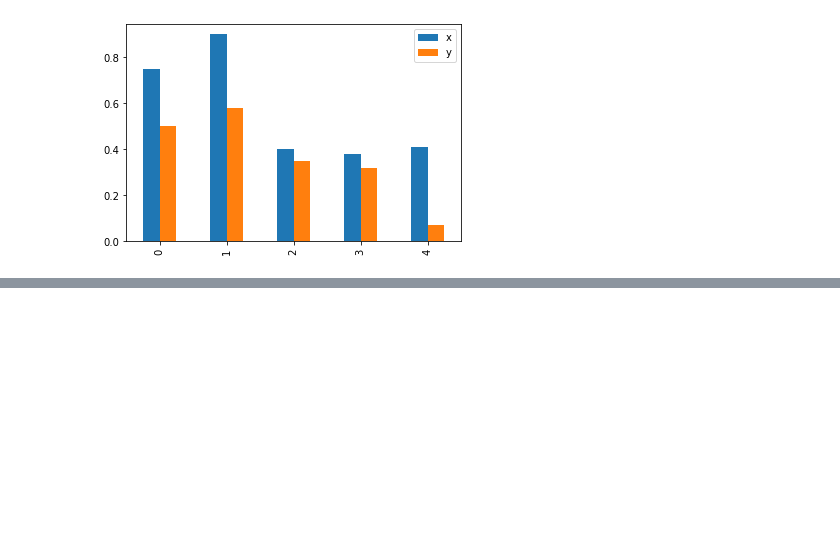
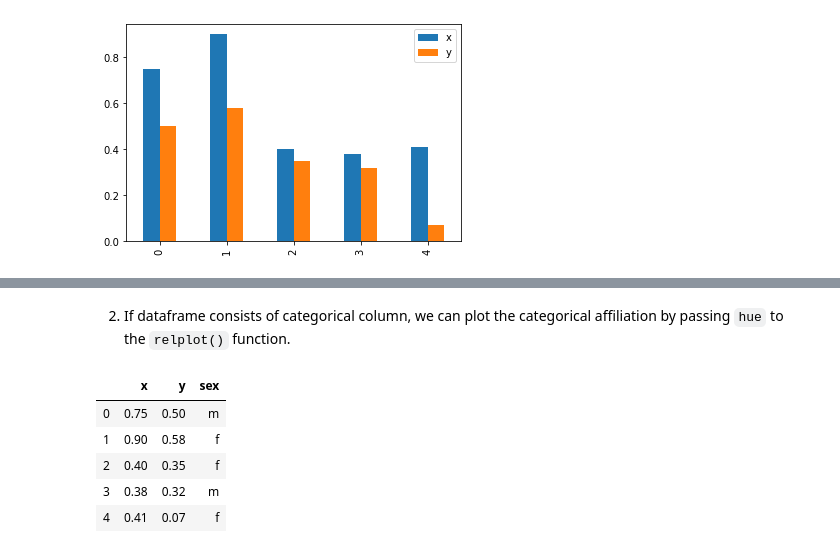
Before and after one commit to MJimitater/epistomology, a Jupyter notebook: visualization.ipynb, the cells around one changed output, grey strips where cells are left out. Drawn from its saved outputs; the diff is of its cells as text; code cells hidden in the pictures; blank space fills up the shorter version.

```diff
--- a/visualization.ipynb
+++ b/visualization.ipynb
@@ -44,0 +59,12 @@ data.plot.bar()
+# %% [markdown]
+2. If dataframe consists of categorical column, we can plot the categorical affiliation by passing `hue` to the `relplot()` function.
+# %%
+data['sex'] = ['m','f', 'f', 'm', 'f']
+data
+# %% [output]
+|  | x | y | sex |
+| 0 | 0.75 | 0.50 | m |
+| 1 | 0.90 | 0.58 | f |
+| 2 | 0.40 | 0.35 | f |
+| 3 | 0.38 | 0.32 | m |
+| 4 | 0.41 | 0.07 | f |
```
Also changed, not shown: parts of 3 cells of this notebook.
